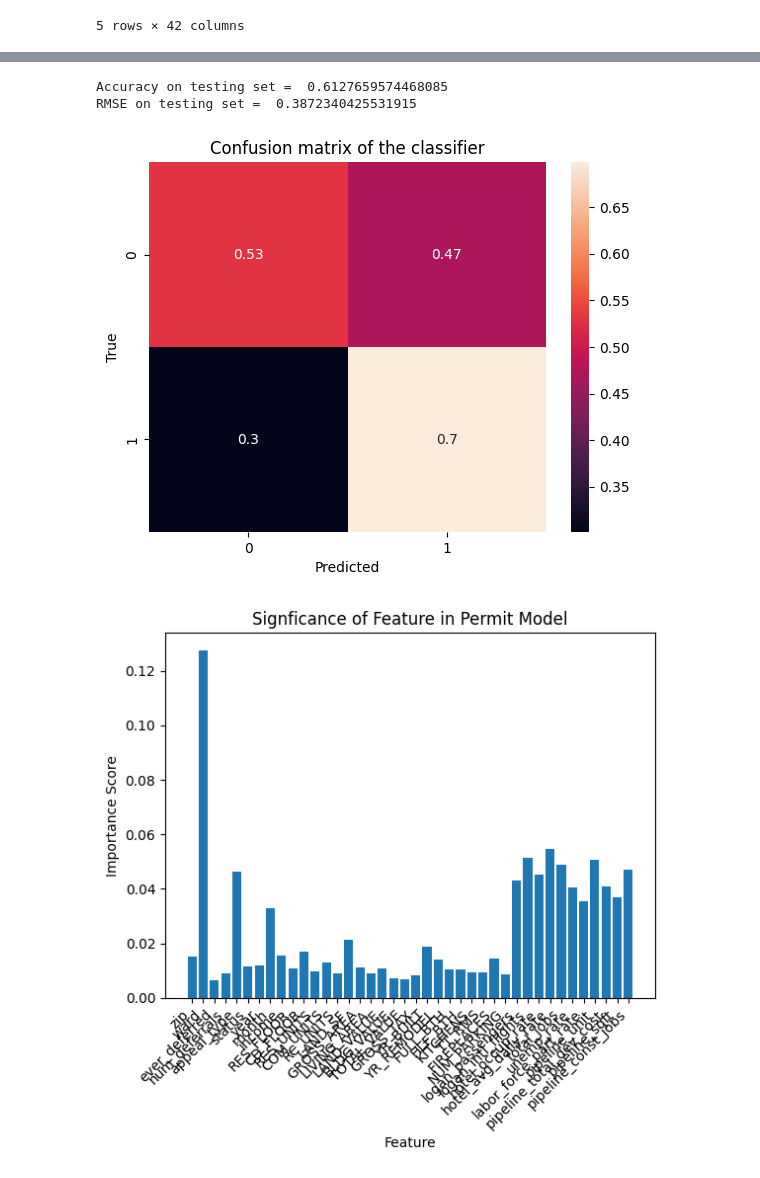
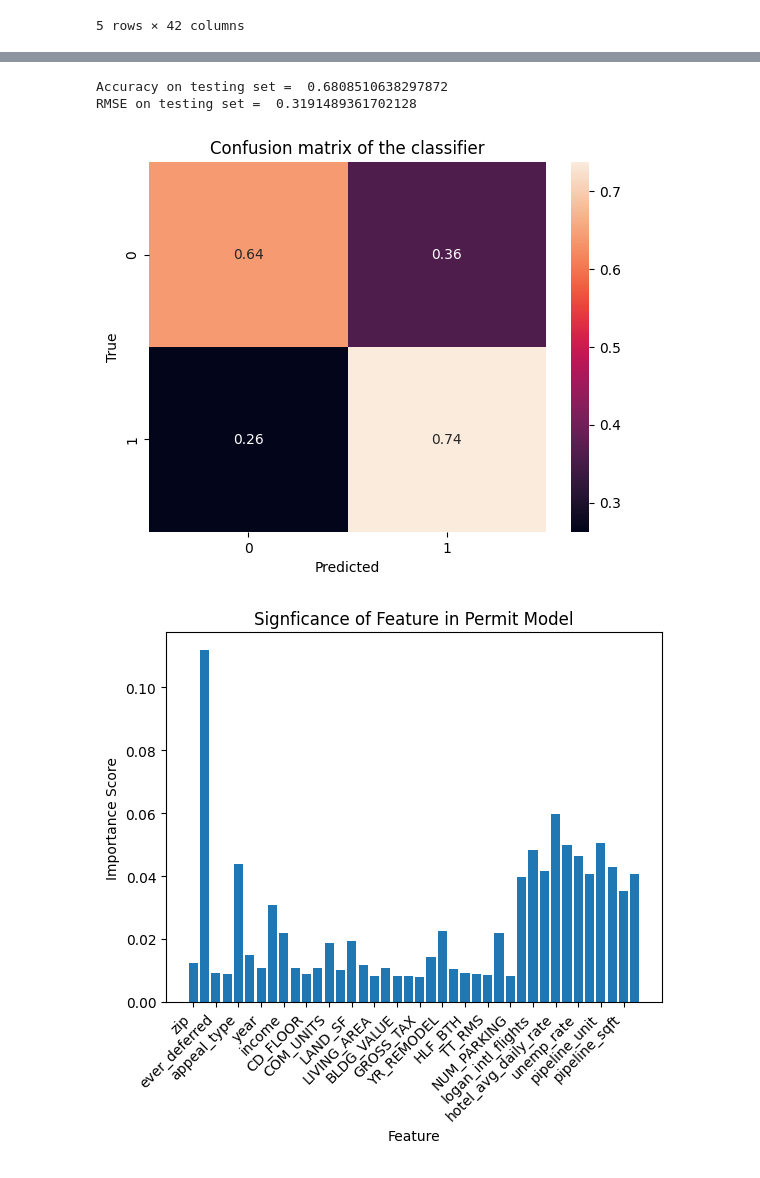
Before and after one commit to BU-Spark/ds-boston-permitting, a Jupyter notebook: fa23-team-f/workbooks/timevdo_extension_workbook.ipynb, the cells around one changed output, grey strips where cells are left out. Drawn from its saved outputs; the diff is of its cells as text; code cells hidden in the pictures.

```diff
--- a/fa23-team-f/workbooks/timevdo_extension_workbook.ipynb
+++ b/fa23-team-f/workbooks/timevdo_extension_workbook.ipynb
@@ -301,53 +301,50 @@ from sklearn.metrics import accuracy_score, confusion_matrix, mean_squared_error
 import seaborn as sns
 
 #undersample to address skew
-'''
 S = 1
 model_data = model_data.drop(
     model_data[model_data['denied'] == 0].sample(
         int(np.round(S * (len(model_data[model_data['denied'] == 0]) - len(model_data[model_data['denied'] == 1]))))
     ).index
 )
-'''
 
 X_train, X_test, Y_train, Y_test = train_test_split(
         model_data.drop(['denied'], axis=1),
         model_data['denied'],
         test_size=1/4.0,
         random_state=0
     )
 
 X_train_cpy = X_train.copy()
 
 tree_model = RandomForestClassifier(max_features=None, n_estimators=1000).fit(X_train, Y_train)
 
 Y_test_predictions = tree_model.predict(X_test)
 print("Accuracy on testing set = ", accuracy_score(Y_test, Y_test_predictions))
 print("RMSE on testing set = ", mean_squared_error(Y_test, Y_test_predictions))
 
 cm = confusion_matrix(Y_test, Y_test_predictions, normalize='true')
 sns.heatmap(cm, annot=True)
 plt.title('Confusion matrix of the classifier')
 plt.xlabel('Predicted')
 plt.ylabel('True')
 plt.show()
 # %% [output]
-Accuracy on testing set =  0.6127659574468085
-RMSE on testing set =  0.3872340425531915
+Accuracy on testing set =  0.6808510638297872
+RMSE on testing set =  0.3191489361702128
-[figure, old version]
+[figure, new version]
 # %%
 labels = list(X_train_cpy.columns)
 vals = tree_model.feature_importances_
 
 assert len(labels) == len(vals)
-
 plt.bar(labels, vals)
 plt.title("Signficance of Feature in Permit Model")
 plt.xlabel("Feature")
 plt.ylabel("Importance Score")
-plt.xticks(rotation=45, ha='right')
+plt.xticks(np.arange(0,40,2), rotation=45, ha='right')
 plt.show()
 # %% [output]
-[figure, old version]
+[figure, new version]
 # %%
 from xgboost import XGBClassifier
```
Also changed, not shown: parts of 6 cells of this notebook.
